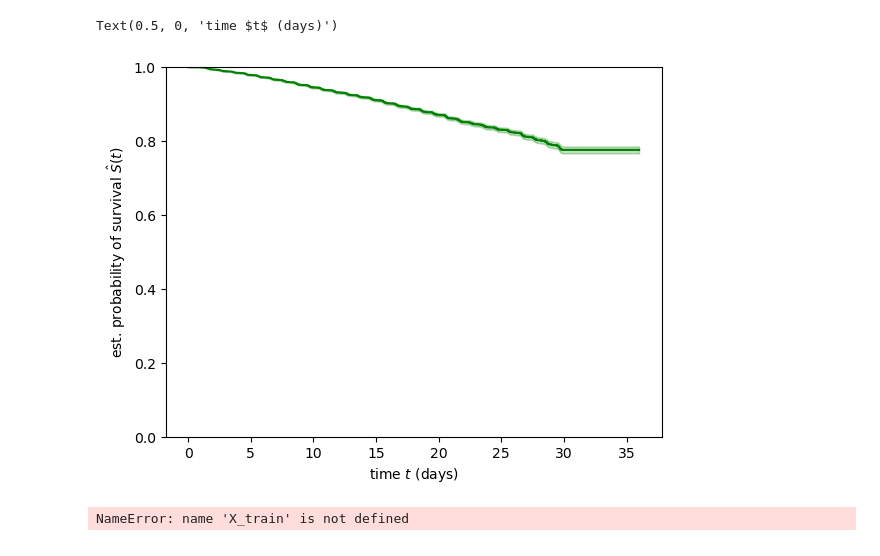
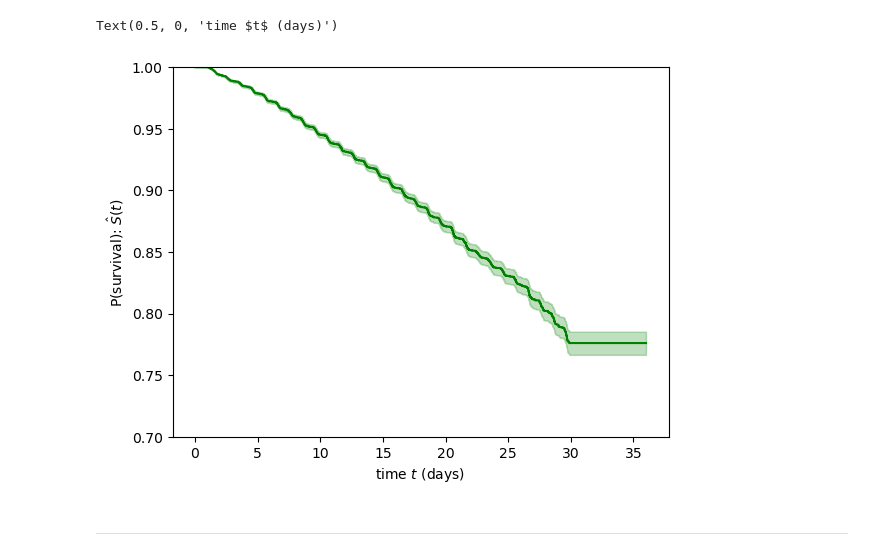
Before and after one commit to aszatrowski/predicting-cdiff, a Jupyter notebook: survival_analysis.ipynb, the cells around one changed output. Drawn from its saved outputs; the diff is of its cells as text; code cells hidden in the pictures.

Commit message:
add 30d surv flag, start survival analysis

```diff
--- a/survival_analysis.ipynb
+++ b/survival_analysis.ipynb
@@ -36,12 +26,12 @@ plt.hist(y_time)
 # %%
 time, survival_prob, conf_int = kaplan_meier_estimator(
     y_event, y_time, conf_type="log-log"
 )
 plt.step(time, survival_prob, color = "green")
 plt.fill_between(time, conf_int[0], conf_int[1], alpha=0.25, step="post", color = "green")
-plt.ylim(0, 1)
-plt.ylabel(r"est. probability of survival $\hat{S}(t)$")
+plt.ylim(0.7, 1)
+plt.ylabel(r"P(survival): $\hat{S}(t)$")
 plt.xlabel("time $t$ (days)")
 # %% [output]
 Text(0.5, 0, 'time $t$ (days)')
-[figure, old version]
+[figure, new version]
@@ -53,11 +38,2 @@ cox_pipe = Pipeline([
-# %%
-# Train the Cox model
-cox_pipe.fit(X_train, y_train)
-
-# Evaluate on test set
-cox_pred = cox_pipe.predict(X_test)
-cox_cindex = concordance_index_censored(
-    y_test['event'], y_test['time'], cox_pred)[0]
-print(f"Cox model concordance index: {cox_cindex:.4f}")
-# %% [output]
-NameError: name 'X_train' is not defined
+# %% [markdown]
+---
```
Also changed, not shown: parts of 9 cells of this notebook, 4 other files.
